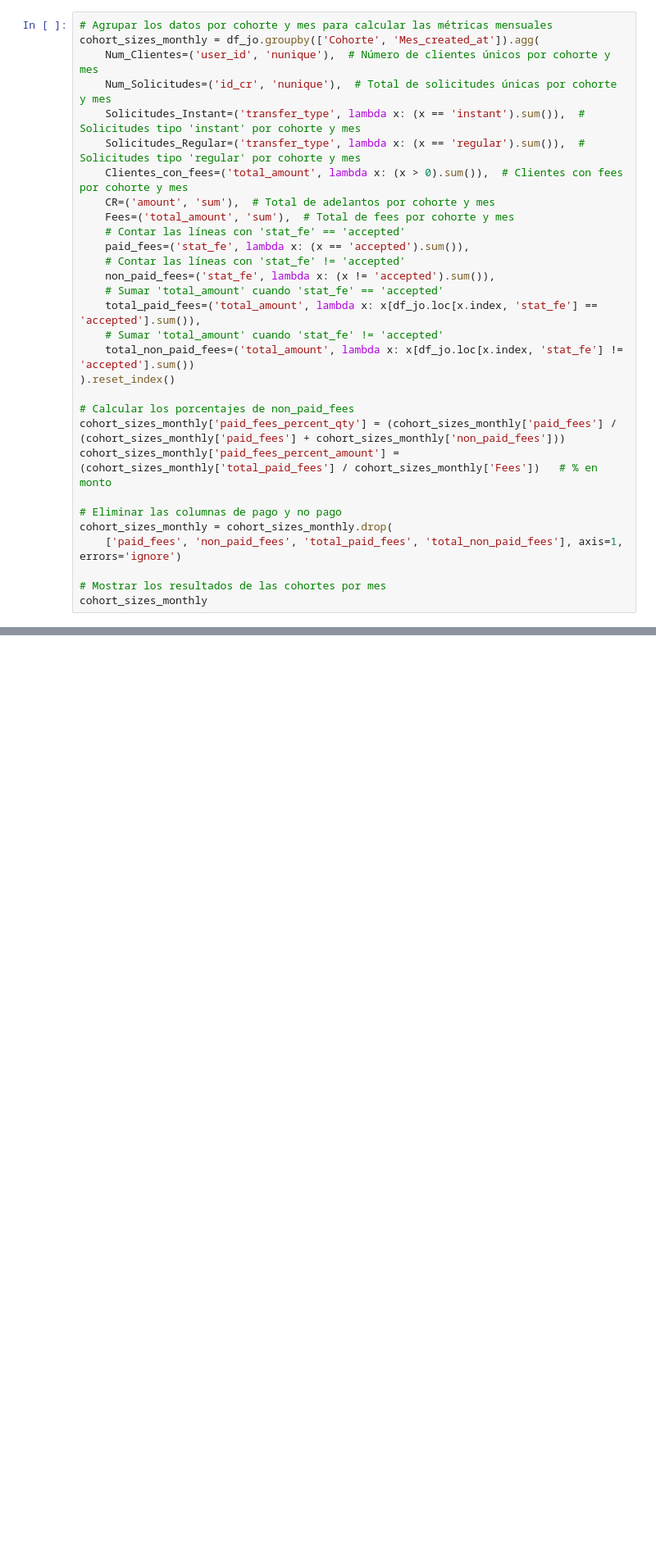
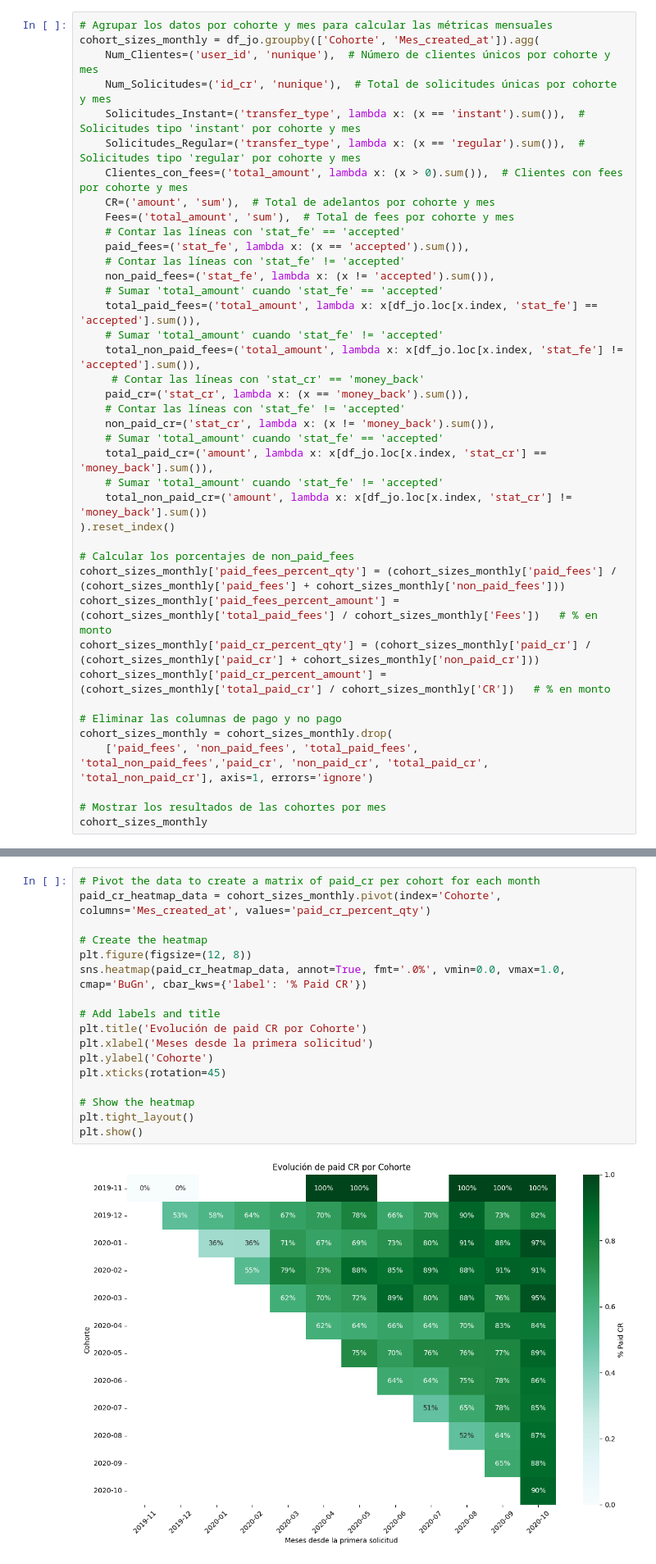
Before and after one commit to albagd77/Pasta-Loca---Proyecto-para-curso-Data-Scientist-UOC, a Jupyter notebook: analysis_ale.ipynb, the cells around one changed output, grey strips where cells are left out. Shown at 82% size. Drawn from its saved outputs; the diff is of its cells as text; blank space fills up the shorter version.

```diff
--- a/analysis_ale.ipynb
+++ b/analysis_ale.ipynb
@@ -182,16 +182,26 @@ cohort_sizes_monthly = df_jo.groupby(['Cohorte', 'Mes_created_at']).agg(
     # Sumar 'total_amount' cuando 'stat_fe' == 'accepted'
     total_paid_fees=('total_amount', lambda x: x[df_jo.loc[x.index, 'stat_fe'] == 'accepted'].sum()),
     # Sumar 'total_amount' cuando 'stat_fe' != 'accepted'
-    total_non_paid_fees=('total_amount', lambda x: x[df_jo.loc[x.index, 'stat_fe'] != 'accepted'].sum())
+    total_non_paid_fees=('total_amount', lambda x: x[df_jo.loc[x.index, 'stat_fe'] != 'accepted'].sum()),
+     # Contar las líneas con 'stat_cr' == 'money_back'
+    paid_cr=('stat_cr', lambda x: (x == 'money_back').sum()),
+    # Contar las líneas con 'stat_fe' != 'accepted'
+    non_paid_cr=('stat_cr', lambda x: (x != 'money_back').sum()),
+    # Sumar 'total_amount' cuando 'stat_fe' == 'accepted'
+    total_paid_cr=('amount', lambda x: x[df_jo.loc[x.index, 'stat_cr'] == 'money_back'].sum()),
+    # Sumar 'total_amount' cuando 'stat_fe' != 'accepted'
+    total_non_paid_cr=('amount', lambda x: x[df_jo.loc[x.index, 'stat_cr'] != 'money_back'].sum())
 ).reset_index()
 
 # Calcular los porcentajes de non_paid_fees
 cohort_sizes_monthly['paid_fees_percent_qty'] = (cohort_sizes_monthly['paid_fees'] / (cohort_sizes_monthly['paid_fees'] + cohort_sizes_monthly['non_paid_fees']))
 cohort_sizes_monthly['paid_fees_percent_amount'] = (cohort_sizes_monthly['total_paid_fees'] / cohort_sizes_monthly['Fees'])   # % en monto
+cohort_sizes_monthly['paid_cr_percent_qty'] = (cohort_sizes_monthly['paid_cr'] / (cohort_sizes_monthly['paid_cr'] + cohort_sizes_monthly['non_paid_cr']))
+cohort_sizes_monthly['paid_cr_percent_amount'] = (cohort_sizes_monthly['total_paid_cr'] / cohort_sizes_monthly['CR'])   # % en monto
 
 # Eliminar las columnas de pago y no pago
 cohort_sizes_monthly = cohort_sizes_monthly.drop(
-    ['paid_fees', 'non_paid_fees', 'total_paid_fees', 'total_non_paid_fees'], axis=1, errors='ignore')
+    ['paid_fees', 'non_paid_fees', 'total_paid_fees', 'total_non_paid_fees','paid_cr', 'non_paid_cr', 'total_paid_cr', 'total_non_paid_cr'], axis=1, errors='ignore')
 
 # Mostrar los resultados de las cohortes por mes
 cohort_sizes_monthly
@@ -228,3 +238,22 @@ plt.tight_layout()
 plt.show()
 # %% [output]
 [figure]
+# %%
+# Pivot the data to create a matrix of paid_cr per cohort for each month
+paid_cr_heatmap_data = cohort_sizes_monthly.pivot(index='Cohorte', columns='Mes_created_at', values='paid_cr_percent_qty')
+
+# Create the heatmap
+plt.figure(figsize=(12, 8))
+sns.heatmap(paid_cr_heatmap_data, annot=True, fmt='.0%', vmin=0.0, vmax=1.0, cmap='BuGn', cbar_kws={'label': '% Paid CR'})
+
+# Add labels and title
+plt.title('Evolución de paid CR por Cohorte')
+plt.xlabel('Meses desde la primera solicitud')
+plt.ylabel('Cohorte')
+plt.xticks(rotation=45)
+
+# Show the heatmap
+plt.tight_layout()
+plt.show()
+# %% [output]
+[figure, added]
```
Also changed, not shown: parts of 11 cells of this notebook.
